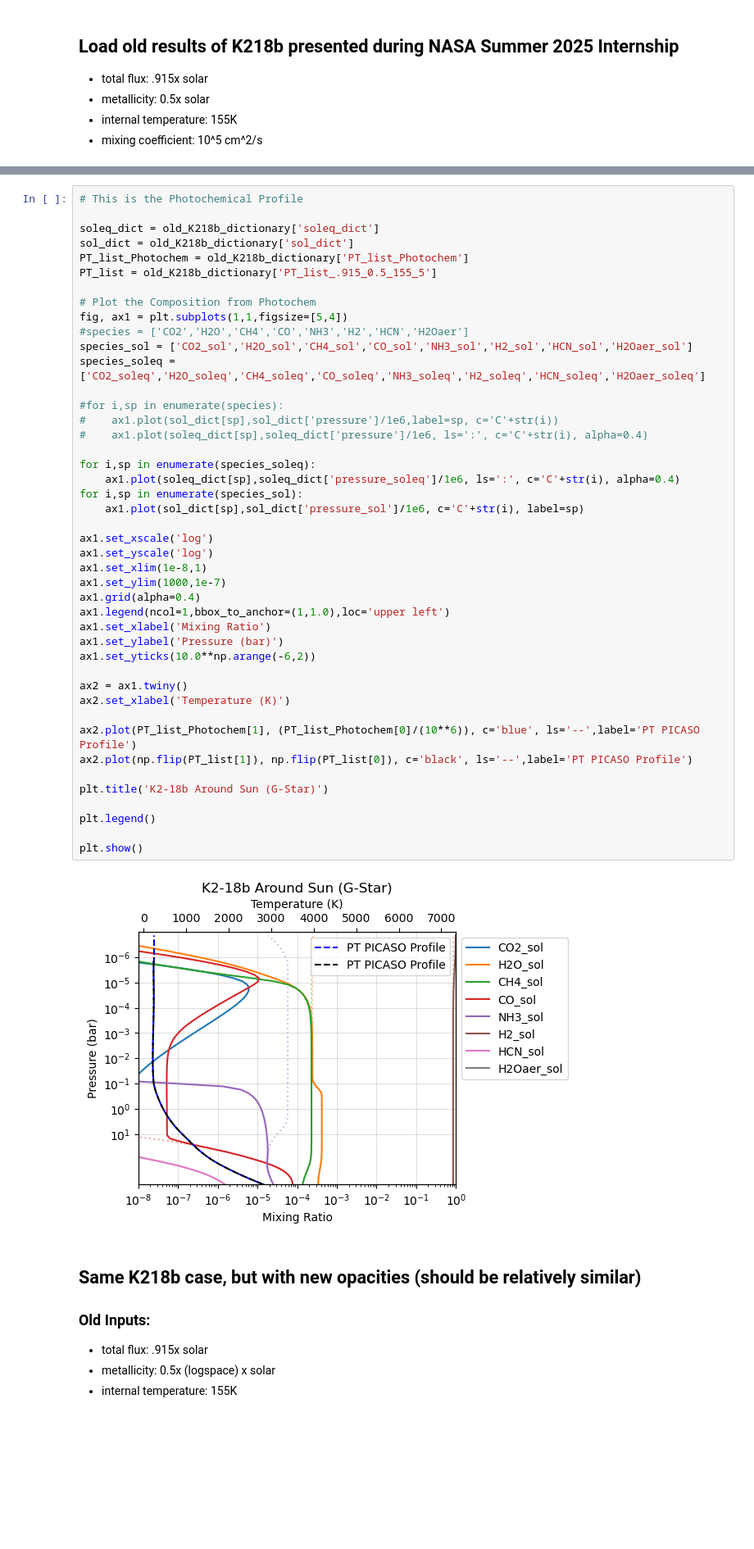
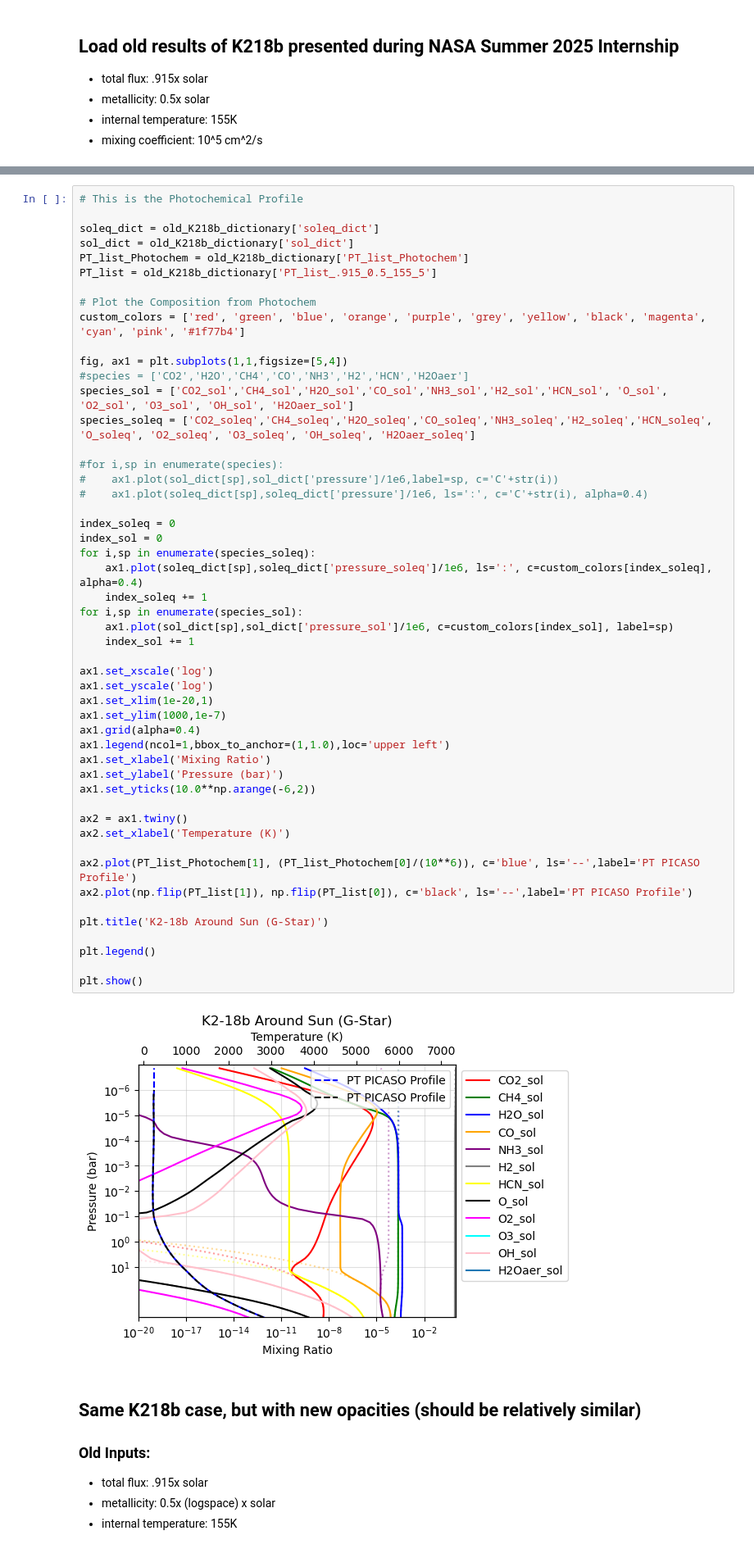
Before and after one commit to ElizabethP712/MiniNeptuneGrid26_PostBac, a Jupyter notebook: CompareOldNewOpacityScripts.ipynb, the cells around one changed output, grey strips where cells are left out. Shown at 82% size. Cells and saved outputs as stored; diff of their text form; blank space fills up the shorter version.

```diff
--- a/CompareOldNewOpacityScripts.ipynb
+++ b/CompareOldNewOpacityScripts.ipynb
@@ -80,43 +87,49 @@ PT_list_Photochem = old_K218b_dictionary['PT_list_Photochem']
 PT_list = old_K218b_dictionary['PT_list_.915_0.5_155_5']
 
 # Plot the Composition from Photochem
+custom_colors = ['red', 'green', 'blue', 'orange', 'purple', 'grey', 'yellow', 'black', 'magenta', 'cyan', 'pink', '#1f77b4']
+
 fig, ax1 = plt.subplots(1,1,figsize=[5,4])
 #species = ['CO2','H2O','CH4','CO','NH3','H2','HCN','H2Oaer']
-species_sol = ['CO2_sol','H2O_sol','CH4_sol','CO_sol','NH3_sol','H2_sol','HCN_sol','H2Oaer_sol']
-species_soleq = ['CO2_soleq','H2O_soleq','CH4_soleq','CO_soleq','NH3_soleq','H2_soleq','HCN_soleq','H2Oaer_soleq']
+species_sol = ['CO2_sol','CH4_sol','H2O_sol','CO_sol','NH3_sol','H2_sol','HCN_sol', 'O_sol', 'O2_sol', 'O3_sol', 'OH_sol', 'H2Oaer_sol']
+species_soleq = ['CO2_soleq','CH4_soleq','H2O_soleq','CO_soleq','NH3_soleq','H2_soleq','HCN_soleq', 'O_soleq', 'O2_soleq', 'O3_soleq', 'OH_soleq', 'H2Oaer_soleq']
 
 #for i,sp in enumerate(species):
 #    ax1.plot(sol_dict[sp],sol_dict['pressure']/1e6,label=sp, c='C'+str(i))
 #    ax1.plot(soleq_dict[sp],soleq_dict['pressure']/1e6, ls=':', c='C'+str(i), alpha=0.4)
 
+index_soleq = 0
+index_sol = 0
 for i,sp in enumerate(species_soleq):
-    ax1.plot(soleq_dict[sp],soleq_dict['pressure_soleq']/1e6, ls=':', c='C'+str(i), alpha=0.4)
+    ax1.plot(soleq_dict[sp],soleq_dict['pressure_soleq']/1e6, ls=':', c=custom_colors[index_soleq], alpha=0.4)
+    index_soleq += 1
 for i,sp in enumerate(species_sol):
-    ax1.plot(sol_dict[sp],sol_dict['pressure_sol']/1e6, c='C'+str(i), label=sp)
+    ax1.plot(sol_dict[sp],sol_dict['pressure_sol']/1e6, c=custom_colors[index_sol], label=sp)
+    index_sol += 1
 
 ax1.set_xscale('log')
 ax1.set_yscale('log')
-ax1.set_xlim(1e-8,1)
+ax1.set_xlim(1e-20,1)
 ax1.set_ylim(1000,1e-7)
 ax1.grid(alpha=0.4)
 ax1.legend(ncol=1,bbox_to_anchor=(1,1.0),loc='upper left')
 ax1.set_xlabel('Mixing Ratio')
 ax1.set_ylabel('Pressure (bar)')
 ax1.set_yticks(10.0**np.arange(-6,2))
 
 ax2 = ax1.twiny()
 ax2.set_xlabel('Temperature (K)')
 
 ax2.plot(PT_list_Photochem[1], (PT_list_Photochem[0]/(10**6)), c='blue', ls='--',label='PT PICASO Profile')
 ax2.plot(np.flip(PT_list[1]), np.flip(PT_list[0]), c='black', ls='--',label='PT PICASO Profile')
 
 plt.title('K2-18b Around Sun (G-Star)')
 
 plt.legend()
 
 plt.show()
 # %% [output]
-[figure, old version]
+[figure, new version]
 # %% [markdown]
 ## Same K218b case, but with new opacities (should be relatively similar)
 
```
Also changed, not shown: parts of 24 cells of this notebook, 5 other files.
